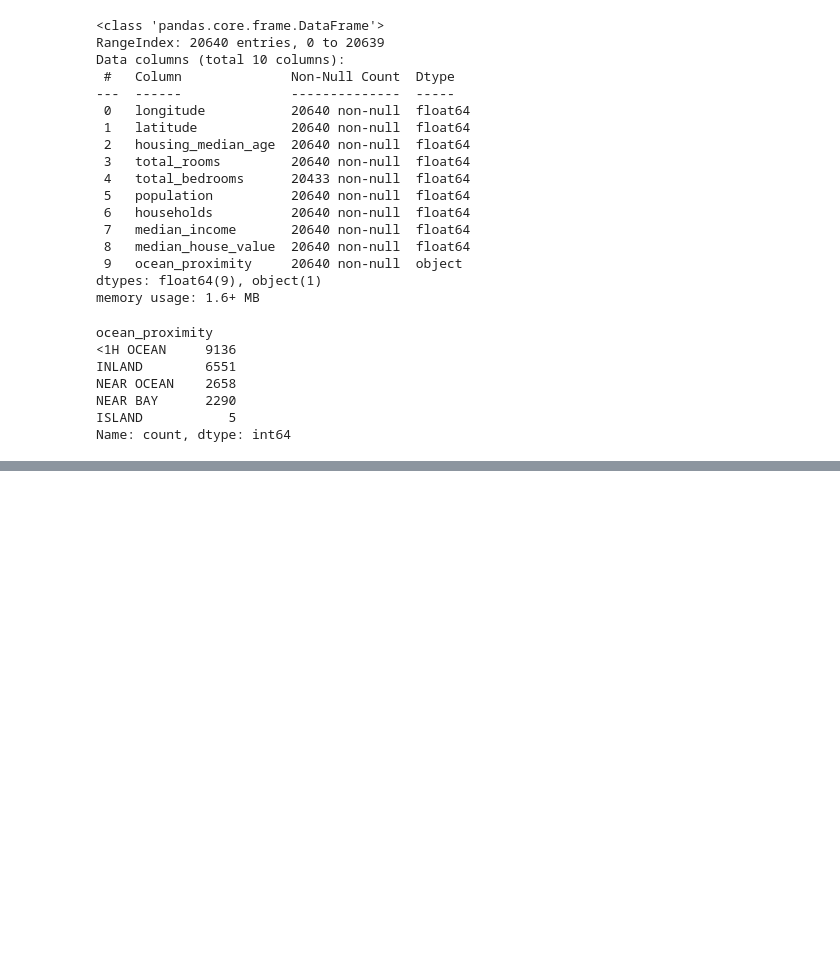
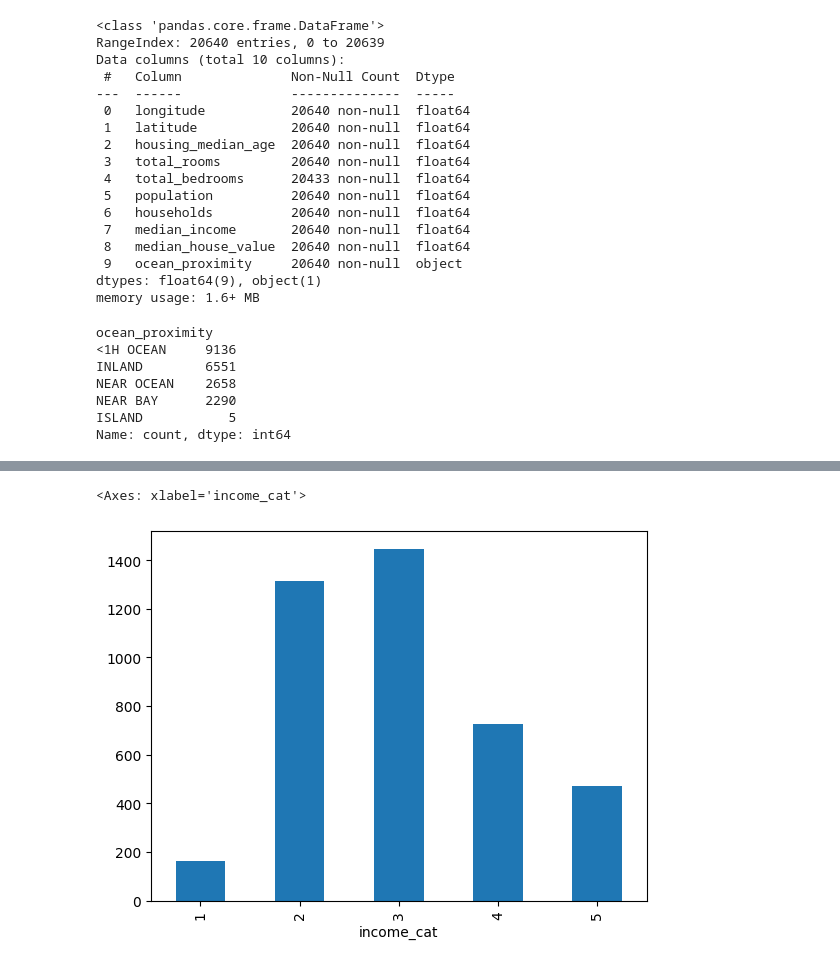
Before and after one commit to pppfkp/homl, a Jupyter notebook: homl/ch01_housing.ipynb, the cells around one changed output, grey strips where cells are left out. Saved outputs shown, nothing was run; the diff lists cells and outputs as text; code cells hidden in the pictures; blank space fills up the shorter version.

```diff
--- a/homl/ch01_housing.ipynb
+++ b/homl/ch01_housing.ipynb
@@ -69,0 +99,4 @@ Name: count, dtype: int64
+# %%
+from sklearn.model_selection import train_test_split
+
+strat_train_set, strat_test_set = train_test_split(housing, random_state=42, test_size=0.2, stratify=housing["income_cat"])
@@ -69,0 +107,5 @@ Name: count, dtype: int64
+# %%
+strat_test_set["income_cat"].value_counts().sort_index().plot.bar()
+# %% [output]
+<Axes: xlabel='income_cat'>
+[figure, added]
```
Also changed, not shown: parts of 13 cells of this notebook.
